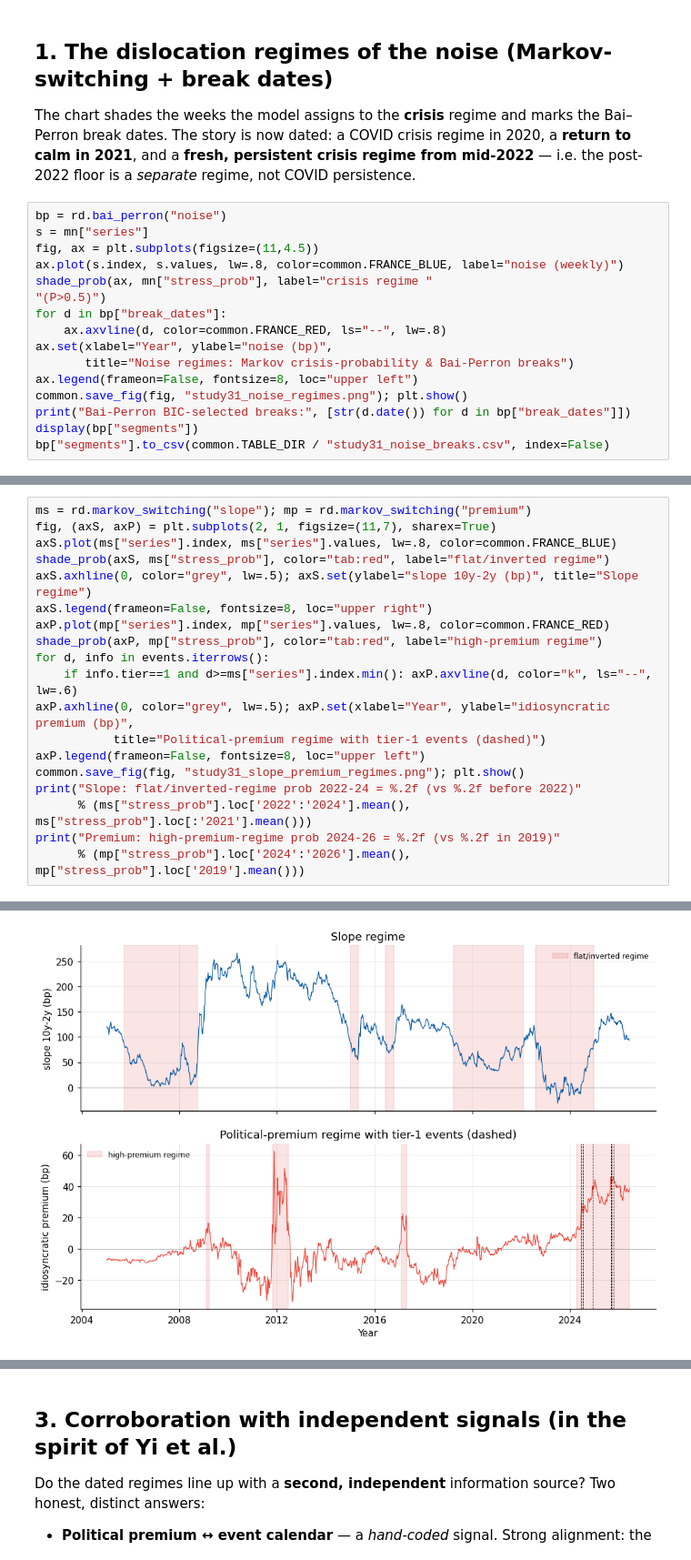
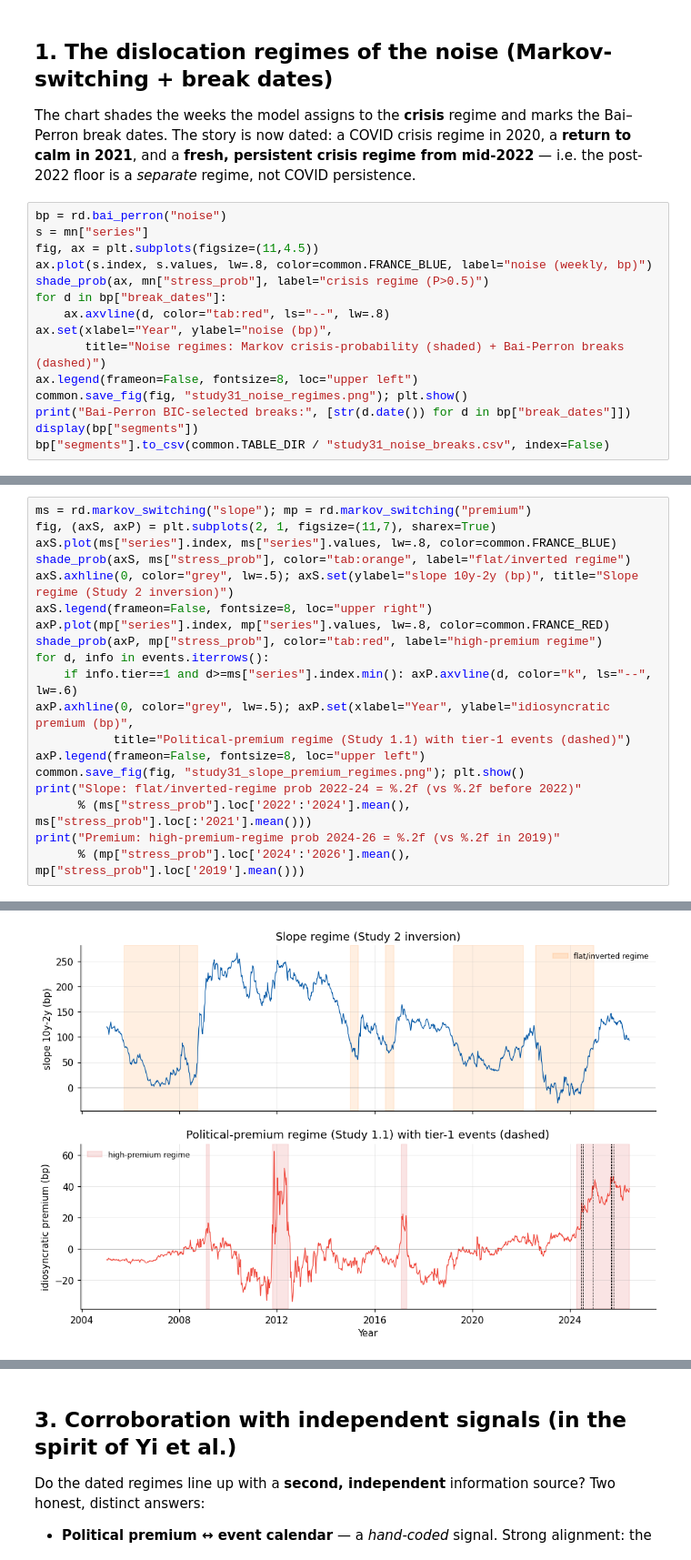
Before and after one commit to andrea-faraon/french-sovereign-yield-curve, a Jupyter notebook: notebooks/Study3.1_Regime_Detection.ipynb, the cells around one changed output, grey strips where cells are left out. Shown at 91% size. Cells and saved outputs as stored; diff of their text form.

```diff
--- a/notebooks/Study3.1_Regime_Detection.ipynb
+++ b/notebooks/Study3.1_Regime_Detection.ipynb
@@ -45,13 +45,12 @@ The chart shades the weeks the model assigns to the **crisis** regime and marks
 bp = rd.bai_perron("noise")
 s = mn["series"]
 fig, ax = plt.subplots(figsize=(11,4.5))
-ax.plot(s.index, s.values, lw=.8, color=common.FRANCE_BLUE, label="noise (weekly)")
-shade_prob(ax, mn["stress_prob"], label="crisis regime "
-"(P>0.5)")
+ax.plot(s.index, s.values, lw=.8, color=common.FRANCE_BLUE, label="noise (weekly, bp)")
+shade_prob(ax, mn["stress_prob"], label="crisis regime (P>0.5)")
 for d in bp["break_dates"]:
-    ax.axvline(d, color=common.FRANCE_RED, ls="--", lw=.8)
+    ax.axvline(d, color="tab:red", ls="--", lw=.8)
 ax.set(xlabel="Year", ylabel="noise (bp)",
-       title="Noise regimes: Markov crisis-probability & Bai-Perron breaks")
+       title="Noise regimes: Markov crisis-probability (shaded) + Bai-Perron breaks (dashed)")
 ax.legend(frameon=False, fontsize=8, loc="upper left")
 common.save_fig(fig, "study31_noise_regimes.png"); plt.show()
 print("Bai-Perron BIC-selected breaks:", [str(d.date()) for d in bp["break_dates"]])
@@ -76,25 +75,25 @@ Dating the **2022–24 flat/inverted-slope regime** and the **2024+ political-pr
 # %%
 ms = rd.markov_switching("slope"); mp = rd.markov_switching("premium")
 fig, (axS, axP) = plt.subplots(2, 1, figsize=(11,7), sharex=True)
 axS.plot(ms["series"].index, ms["series"].values, lw=.8, color=common.FRANCE_BLUE)
-shade_prob(axS, ms["stress_prob"], color="tab:red", label="flat/inverted regime")
-axS.axhline(0, color="grey", lw=.5); axS.set(ylabel="slope 10y-2y (bp)", title="Slope regime")
+shade_prob(axS, ms["stress_prob"], color="tab:orange", label="flat/inverted regime")
+axS.axhline(0, color="grey", lw=.5); axS.set(ylabel="slope 10y-2y (bp)", title="Slope regime (Study 2 inversion)")
 axS.legend(frameon=False, fontsize=8, loc="upper right")
 axP.plot(mp["series"].index, mp["series"].values, lw=.8, color=common.FRANCE_RED)
 shade_prob(axP, mp["stress_prob"], color="tab:red", label="high-premium regime")
 for d, info in events.iterrows():
     if info.tier==1 and d>=ms["series"].index.min(): axP.axvline(d, color="k", ls="--", lw=.6)
 axP.axhline(0, color="grey", lw=.5); axP.set(xlabel="Year", ylabel="idiosyncratic premium (bp)",
-           title="Political-premium regime with tier-1 events (dashed)")
+           title="Political-premium regime (Study 1.1) with tier-1 events (dashed)")
 axP.legend(frameon=False, fontsize=8, loc="upper left")
 common.save_fig(fig, "study31_slope_premium_regimes.png"); plt.show()
 print("Slope: flat/inverted-regime prob 2022-24 = %.2f (vs %.2f before 2022)"
       % (ms["stress_prob"].loc['2022':'2024'].mean(), ms["stress_prob"].loc[:'2021'].mean()))
 print("Premium: high-premium-regime prob 2024-26 = %.2f (vs %.2f in 2019)"
       % (mp["stress_prob"].loc['2024':'2026'].mean(), mp["stress_prob"].loc['2019'].mean()))
 # %% [output]
   figure -> study31_slope_premium_regimes.png
-[figure, old version]
+[figure, new version]
 Slope: flat/inverted-regime prob 2022-24 = 0.83 (vs 0.39 before 2022)
 Premium: high-premium-regime prob 2024-26 = 0.90 (vs 0.00 in 2019)
 # %% [markdown]
```
Also changed, not shown: parts of 4 cells of this notebook, 13 other files.
